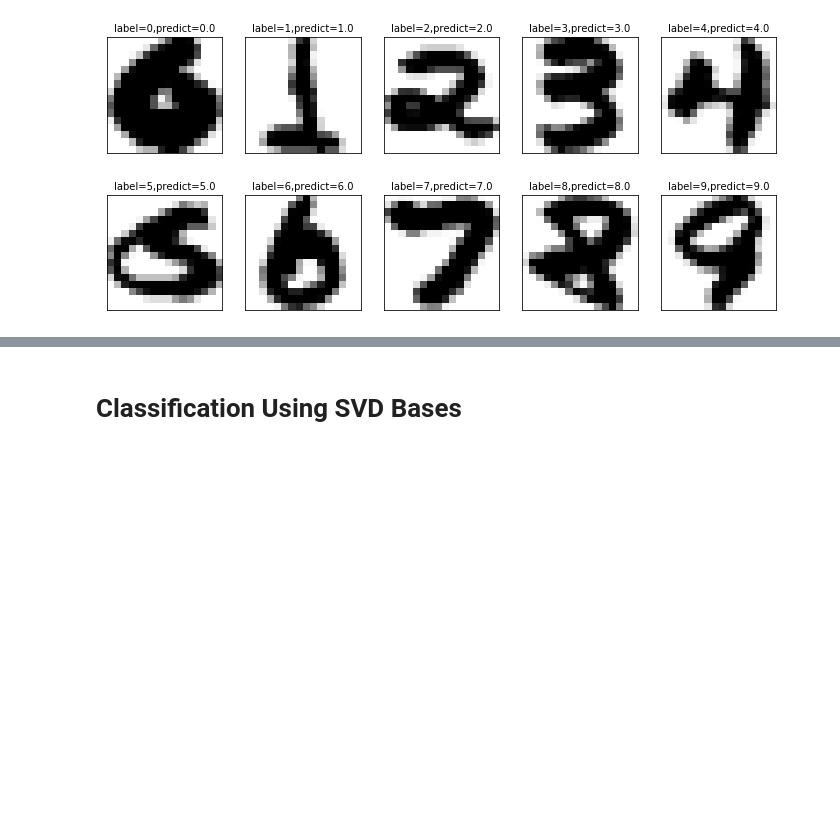
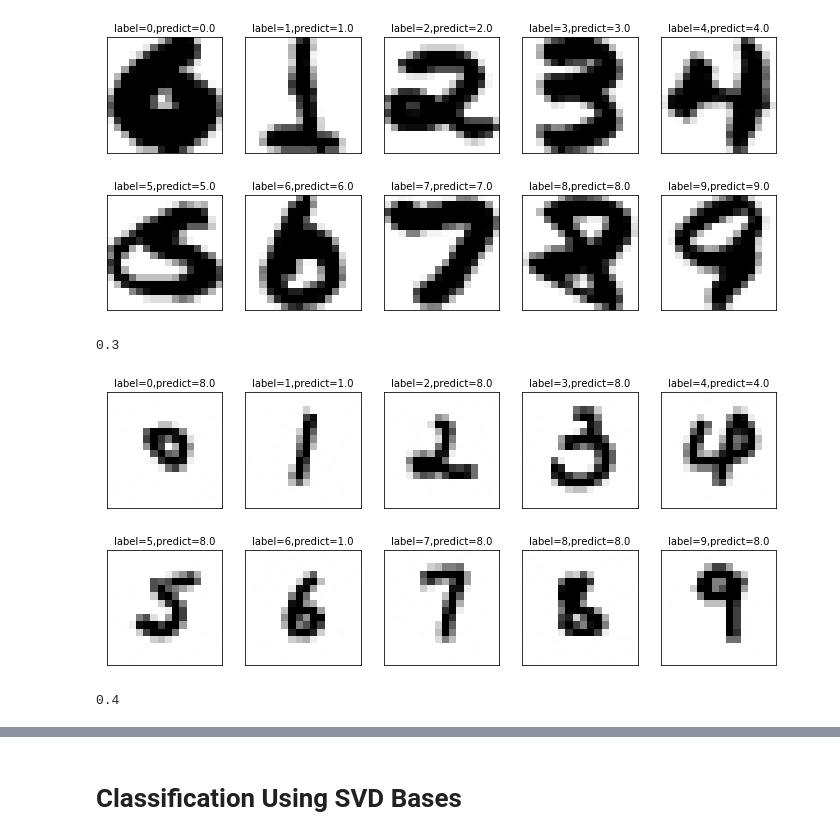
Before and after one commit to Chris99252/NCUC-DataAnalysis, a Jupyter notebook: HW2-HandWritter.ipynb, the cells around one changed output, grey strips where cells are left out. Cells and saved outputs as stored; diff of their text form; code cells hidden in the pictures; blank space fills up the shorter version.

```diff
--- a/HW2-HandWritter.ipynb
+++ b/HW2-HandWritter.ipynb
@@ -259,3 +259,21 @@ uglyList = x_Test_Prediction.iloc[x_Test_Prediction.index.get_indexer(uglyIndex)
 plot_images_labels_prediction(uglyList.iloc[:,np.arange(0, 256)], uglyList.iloc[:,[256]], uglyList.iloc[:,[257]],0,10)
 # %% [output]
 [figure]
+# %%
+y_Teacher = np.array([0,1,2,3,4,5,6,7,8,9])
+x_Teacher = np.zeros((10,256))
+
+for i in range(10):
+    img = Image.open("./digit/digit_" + str(i) +".jpg", "r").convert("L")
+    x_Teacher[i,:] = np.array(img).flatten()
+# %%
+x_Teacher_data = pd.concat([pd.DataFrame(x_Teacher),pd.DataFrame(y_Teacher, columns=['digital'])], axis=1)
+# %%
+x_Teacher_Prediction, x_Teacher_result = simpleAlgorithm(x_Teacher_data, x_Train_mean)
+x_Teacher_result
+# %% [output]
+0.3
+# %%
+plot_images_labels_prediction(x_Teacher_Prediction.iloc[:,np.arange(0, 256)], x_Teacher_Prediction.iloc[:,[256]], x_Teacher_Prediction.iloc[:,[257]],0,10)
+# %% [output]
+[figure, added]
@@ -261,0 +289,5 @@ plot_images_labels_prediction(uglyList.iloc[:,np.arange(0, 256)], uglyList.iloc[
+# %%
+x_Teacher_Prediction, x_Teacher_result = simpleAlgorithm(x_Teacher_data, x_Train_mean)
+x_Teacher_result
+# %% [output]
+0.4
```
Also changed, not shown: parts of 56 cells of this notebook, 20 other files.
